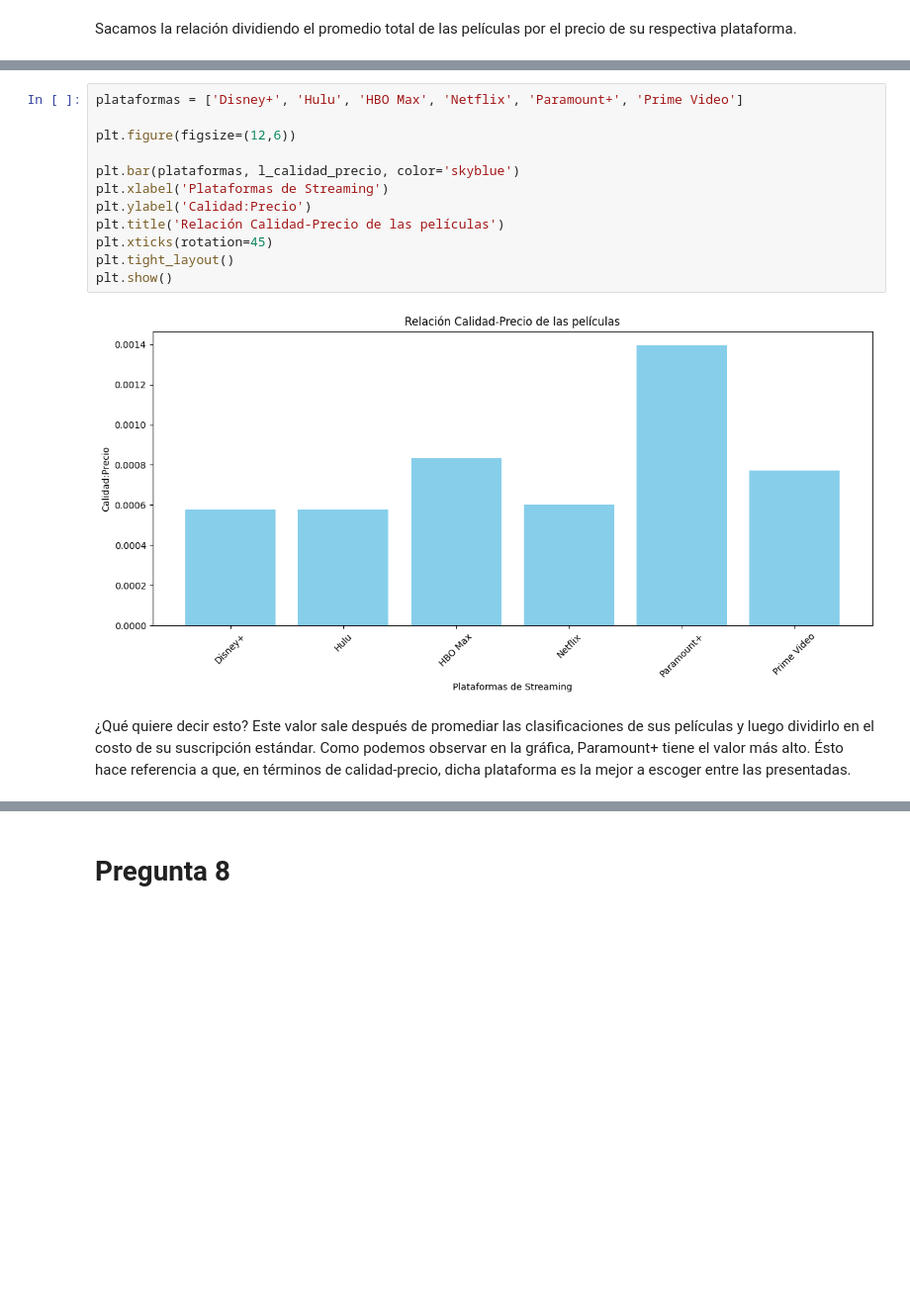
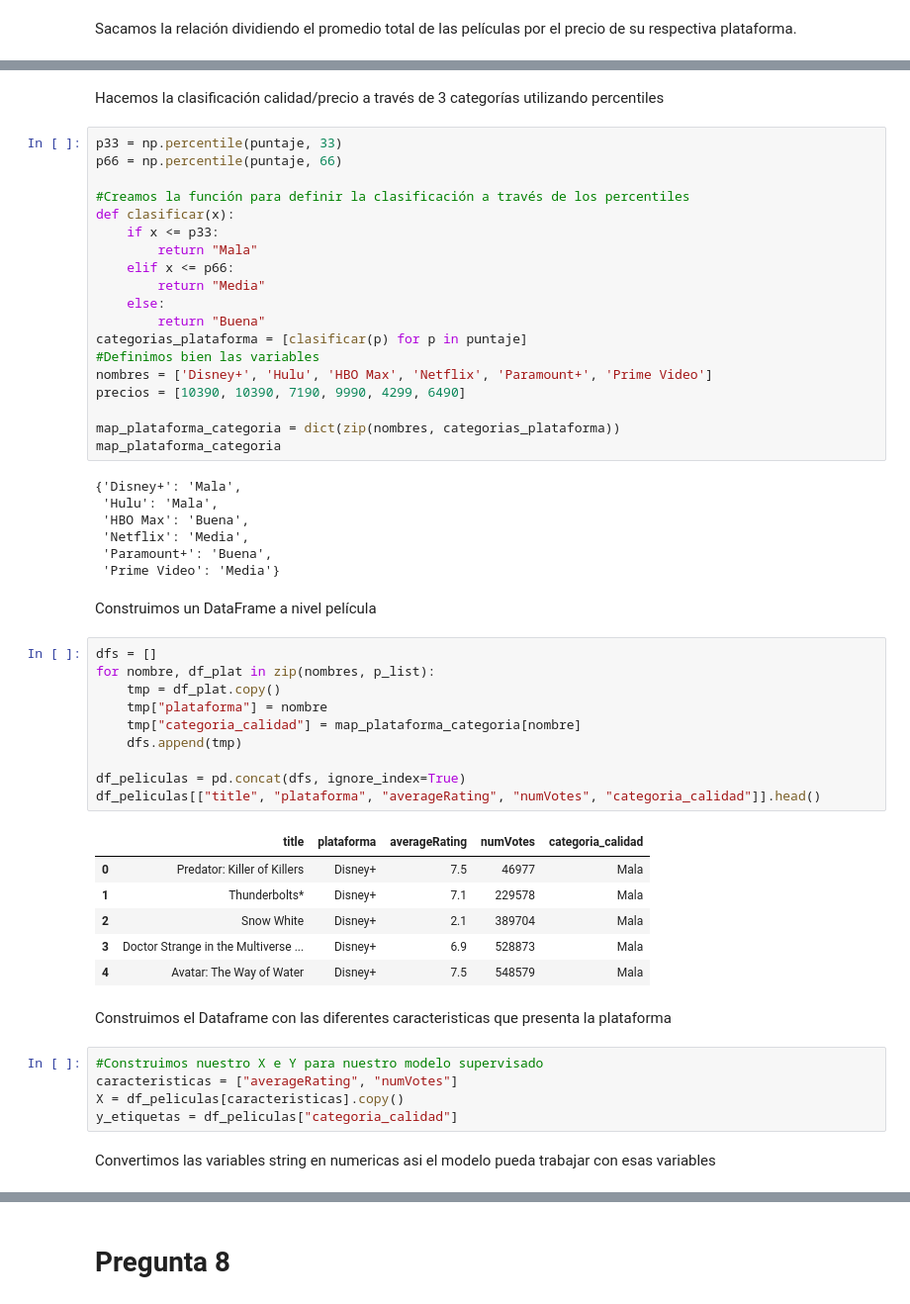
Before and after one commit to jlevipil/Proyecto-Grupo-18, a Jupyter notebook: notebook.ipynb, the cells around one changed output, grey strips where cells are left out. Shown at 99% size. Cells and saved outputs as stored; diff of their text form; blank space fills up the shorter version.

```diff
--- a/notebook.ipynb
+++ b/notebook.ipynb
@@ -1189,16 +1194,56 @@ Graficamos para poder visualizar mejor el resultado.
-# %%
-plataformas = ['Disney+', 'Hulu', 'HBO Max', 'Netflix', 'Paramount+', 'Prime Video']
-
-plt.figure(figsize=(12,6))
-
-plt.bar(plataformas, l_calidad_precio, color='skyblue')
-plt.xlabel('Plataformas de Streaming')
-plt.ylabel('Calidad:Precio')
-plt.title('Relación Calidad-Precio de las películas')
-plt.xticks(rotation=45)
-plt.tight_layout()
-plt.show()
-# %% [output]
-[figure, removed]
-# %% [markdown]
-¿Qué quiere decir esto? Este valor sale después de promediar las clasificaciones de sus películas y luego dividirlo en el costo de su suscripción estándar. Como podemos observar en la gráfica, Paramount+ tiene el valor más alto. Ésto hace referencia a que, en términos de calidad-precio, dicha plataforma es la mejor a escoger entre las presentadas.
+# %% [markdown]
+Hacemos la clasificación calidad/precio a través de 3 categorías utilizando percentiles
+# %%
+p33 = np.percentile(puntaje, 33)
+p66 = np.percentile(puntaje, 66)
+
+#Creamos la función para definir la clasificación a través de los percentiles
+def clasificar(x):
+    if x <= p33:
+        return "Mala"
+    elif x <= p66:
+        return "Media"
+    else:
+        return "Buena"
+categorias_plataforma = [clasificar(p) for p in puntaje]
+#Definimos bien las variables
+nombres = ['Disney+', 'Hulu', 'HBO Max', 'Netflix', 'Paramount+', 'Prime Video']
+precios = [10390, 10390, 7190, 9990, 4299, 6490]
+
+map_plataforma_categoria = dict(zip(nombres, categorias_plataforma))
+map_plataforma_categoria
+# %% [output]
+{'Disney+': 'Mala',
+ 'Hulu': 'Mala',
+ 'HBO Max': 'Buena',
+ 'Netflix': 'Media',
+ 'Paramount+': 'Buena',
+ 'Prime Video': 'Media'}
+# %% [markdown]
+Construimos un DataFrame a nivel película
+# %%
+dfs = []
+for nombre, df_plat in zip(nombres, p_list):
+    tmp = df_plat.copy()
+    tmp["plataforma"] = nombre
+    tmp["categoria_calidad"] = map_plataforma_categoria[nombre]
+    dfs.append(tmp)
+
+df_peliculas = pd.concat(dfs, ignore_index=True)
+df_peliculas[["title", "plataforma", "averageRating", "numVotes", "categoria_calidad"]].head()
+# %% [output]
+|  | title | plataforma | averageRating | numVotes | categoria_calidad |
+| 0 | Predator: Killer of Killers | Disney+ | 7.5 | 46977 | Mala |
+| 1 | Thunderbolts* | Disney+ | 7.1 | 229578 | Mala |
+| 2 | Snow White | Disney+ | 2.1 | 389704 | Mala |
+| 3 | Doctor Strange in the Multiverse ... | Disney+ | 6.9 | 528873 | Mala |
+| 4 | Avatar: The Way of Water | Disney+ | 7.5 | 548579 | Mala |
+# %% [markdown]
+Construimos el Dataframe con las diferentes caracteristicas que presenta la plataforma
+# %%
+#Construimos nuestro X e Y para nuestro modelo supervisado
+caracteristicas = ["averageRating", "numVotes"]
+X = df_peliculas[caracteristicas].copy()
+y_etiquetas = df_peliculas["categoria_calidad"]
+# %% [markdown]
+Convertimos las variables string en numericas asi el modelo pueda trabajar con esas variables
```
Also changed, not shown: parts of 18 cells of this notebook.
